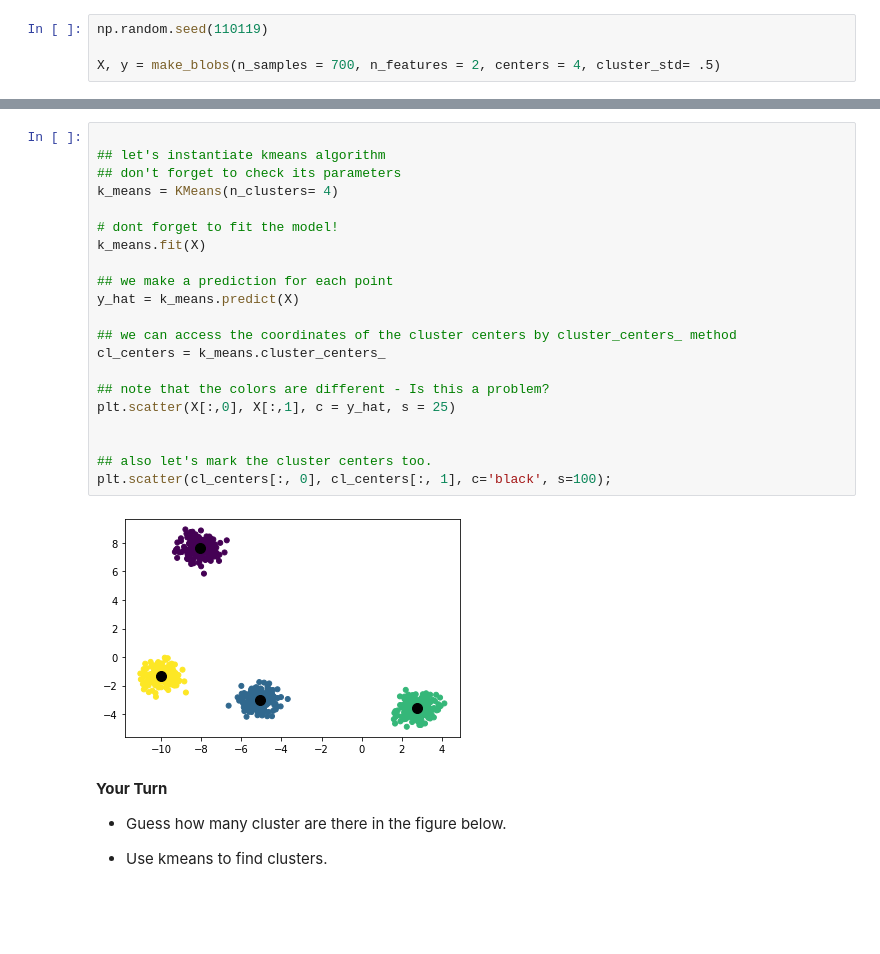
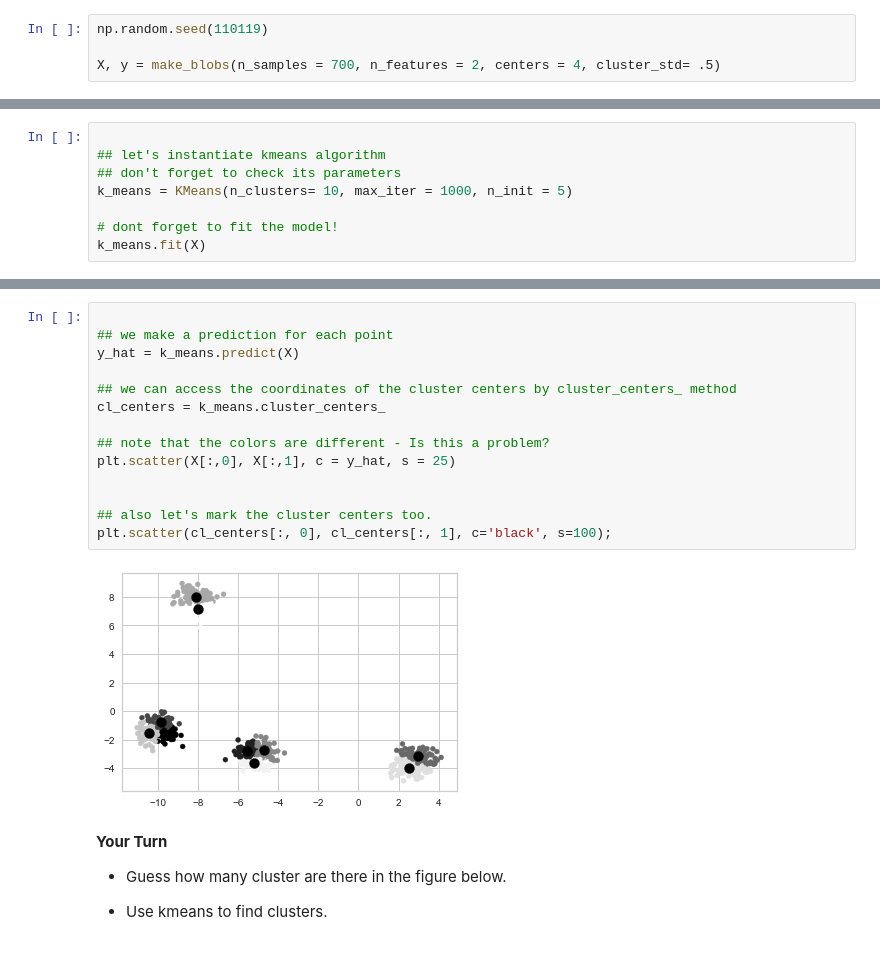
Before and after one commit to learn-co-students/dc-ds-021720, a Jupyter notebook: mod-4/week-1/day-2-clustering/kmeans/clustering_algorithms.ipynb, the cells around one changed output, grey strips where cells are left out. Drawn from its saved outputs; the diff is of its cells as text; blank space fills up the shorter version.

Commit message:
kmeans after class material added

```diff
--- a/mod-4/week-1/day-2-clustering/kmeans/clustering_algorithms.ipynb
+++ b/mod-4/week-1/day-2-clustering/kmeans/clustering_algorithms.ipynb
@@ -82,0 +83,8 @@ plt.scatter(X[:, 0], X[:, 1], s = 25);
+# %%
+
+## let's instantiate kmeans algorithm
+## don't forget to check its parameters
+k_means = KMeans(n_clusters= 10, max_iter = 1000, n_init = 5)
+
+# dont forget to fit the model!
+k_means.fit(X)
@@ -83,26 +108,19 @@ plt.scatter(X[:, 0], X[:, 1], s = 25);
 # %%
-
-## let's instantiate kmeans algorithm
-## don't forget to check its parameters
-k_means = KMeans(n_clusters= 4)
-
-# dont forget to fit the model!
-k_means.fit(X)
 
 ## we make a prediction for each point
 y_hat = k_means.predict(X)
 
 ## we can access the coordinates of the cluster centers by cluster_centers_ method
 cl_centers = k_means.cluster_centers_
 
 ## note that the colors are different - Is this a problem?
 plt.scatter(X[:,0], X[:,1], c = y_hat, s = 25)
 
 
 ## also let's mark the cluster centers too.
 plt.scatter(cl_centers[:, 0], cl_centers[:, 1], c='black', s=100);
 # %% [output]
-[figure, old version]
+[figure, new version]
 # %% [markdown]
 __Your Turn__
 
```
Also changed, not shown: parts of 14 cells of this notebook, 20 other files.
